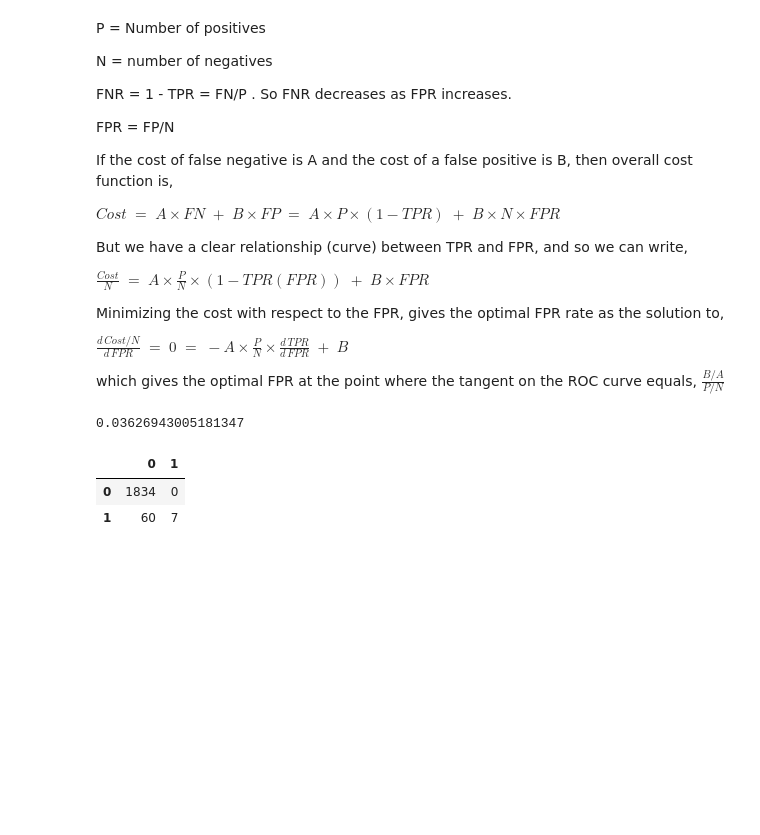
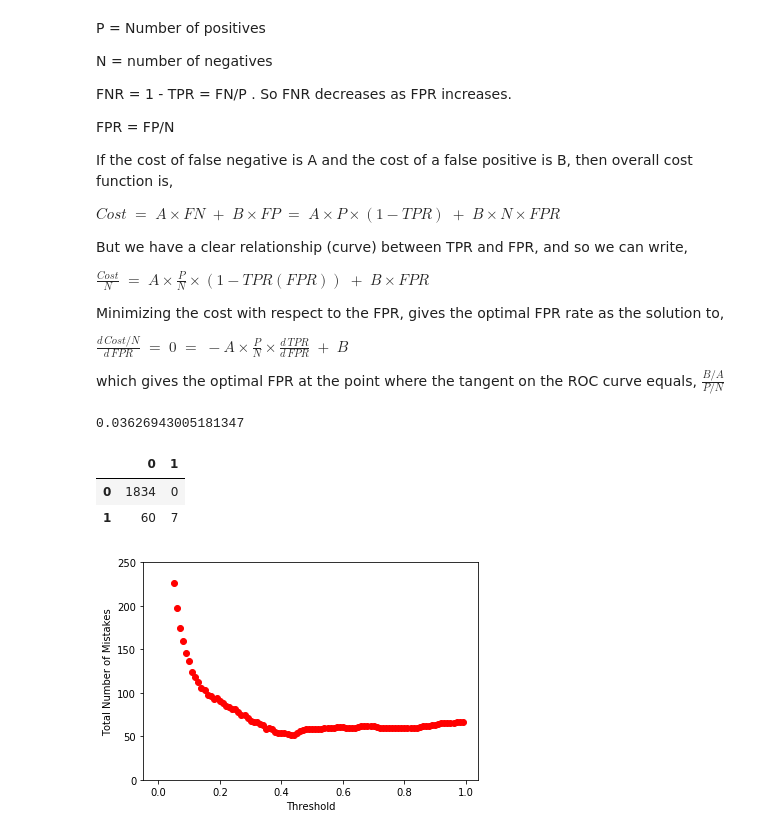
Before and after one commit to dchoyle/LogisticRegressionInPython, a Jupyter notebook: LogisticRegressionExample.ipynb, the cells around one changed output. Saved outputs shown, nothing was run; the diff lists cells and outputs as text; code cells hidden in the pictures; blank space fills up the shorter version.

Commit message:
Updated notebook section on setting of classifier threshold

```diff
--- a/LogisticRegressionExample.ipynb
+++ b/LogisticRegressionExample.ipynb
@@ -335,3 +353,22 @@ pd.DataFrame(metrics.confusion_matrix( y_test.values, testSetPredictions))
 |  | 0 | 1 |
 | 0 | 1834 | 0 |
 | 1 | 60 | 7 |
+# %%
+# let's look at how the total number of mistakes on the test set (the sum of the off-diagonal elements of
+# the confustion matrix changes with threshold)
+
+decision_threshold_sequence = np.arange( 0.0, 1.0, 0.01)
+mistakeCount = np.zeros( len(decision_threshold_sequence) )
+for i in range( len( decision_threshold_sequence ) ):
+    testSetPredictions_tmp = (result.predict( X_test ) > decision_threshold_sequence[i] )*1
+    confusionMatrix_tmp = metrics.confusion_matrix( y_test.values, testSetPredictions_tmp)
+    mistakeCount[i] = confusionMatrix_tmp[0,1] + confusionMatrix_tmp[1,0]
+
+plt.figure()
+plt.plot( decision_threshold_sequence, mistakeCount, 'ro')
+plt.xlabel( "Threshold")
+plt.ylabel( "Total Number of Mistakes")
+plt.ylim( [0, 250] )
+plt.show()
+# %% [output]
+[figure, added]
```
Also changed, not shown: parts of 5 cells of this notebook.
